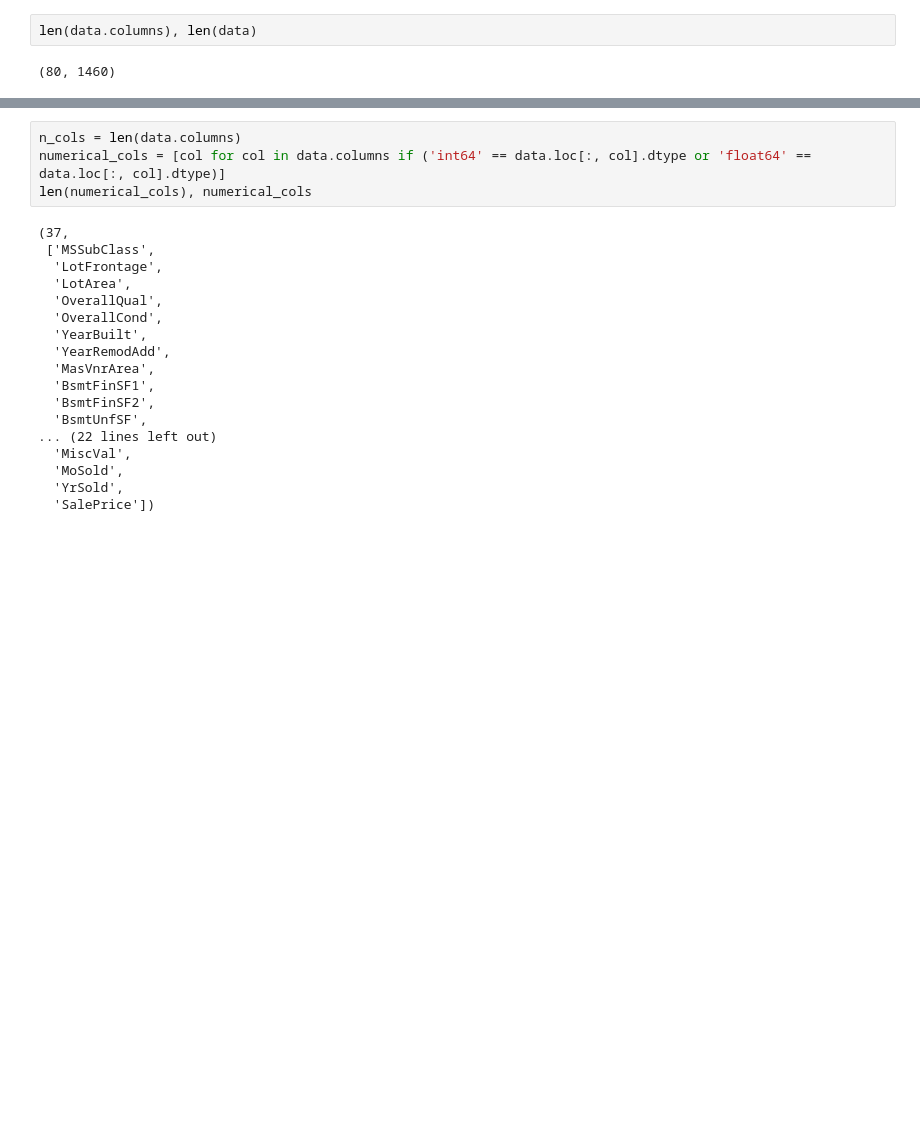
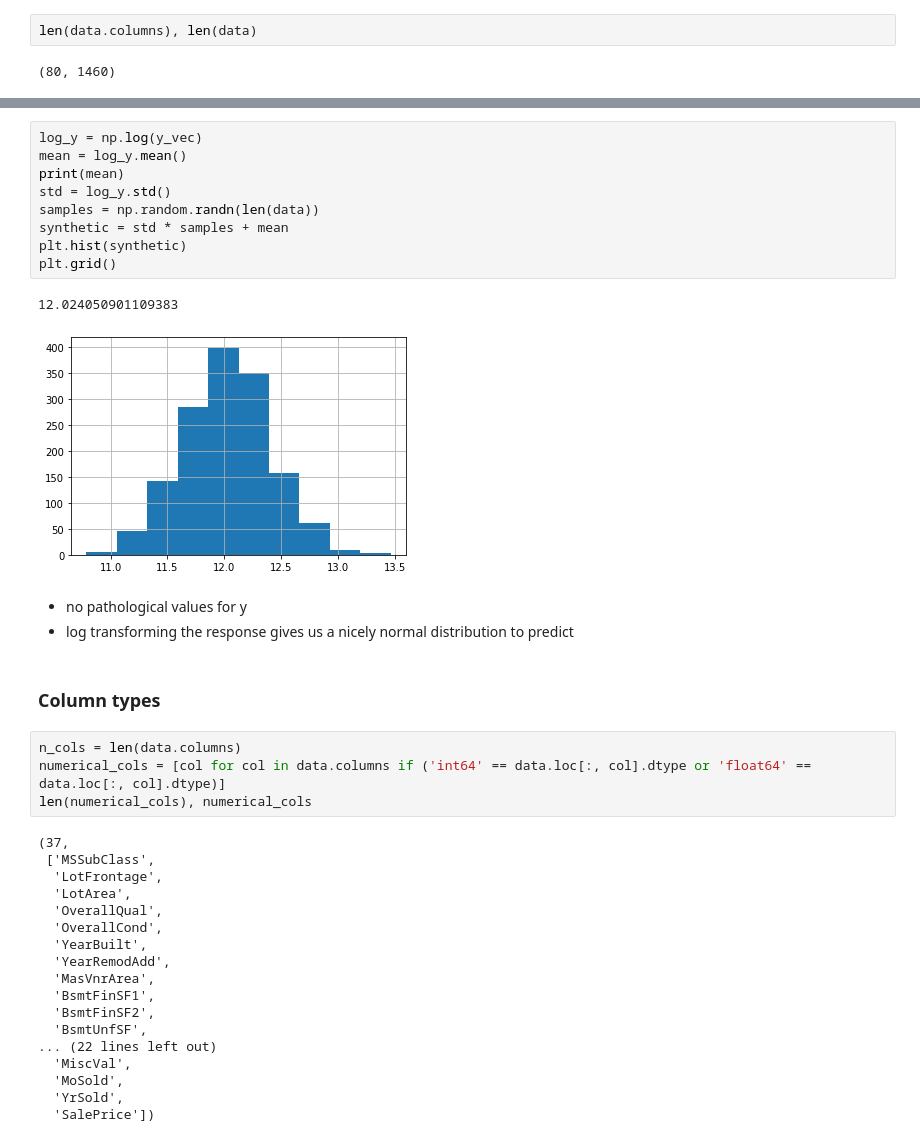
Before and after one commit to Arnaud15/house_prices_mlp, a Jupyter notebook: eda.ipynb, the cells around one changed output, grey strips where cells are left out. Saved outputs shown, nothing was run; the diff lists cells and outputs as text; blank space fills up the shorter version.

```diff
--- a/eda.ipynb
+++ b/eda.ipynb
@@ -18,3 +38,20 @@ len(data.columns), len(data)
+# %%
+log_y = np.log(y_vec)
+mean = log_y.mean()
+print(mean)
+std = log_y.std()
+samples = np.random.randn(len(data))
+synthetic = std * samples + mean
+plt.hist(synthetic)
+plt.grid()
+# %% [output]
+12.024050901109383
+[figure, added]
+# %% [markdown]
+- no pathological values for y
+- log transforming the response gives us a nicely normal distribution to predict
+# %% [markdown]
+### Column types
 # %%
 n_cols = len(data.columns)
 numerical_cols = [col for col in data.columns if ('int64' == data.loc[:, col].dtype or 'float64' == data.loc[:, col].dtype)]
```
Also changed, not shown: parts of 45 cells of this notebook.
